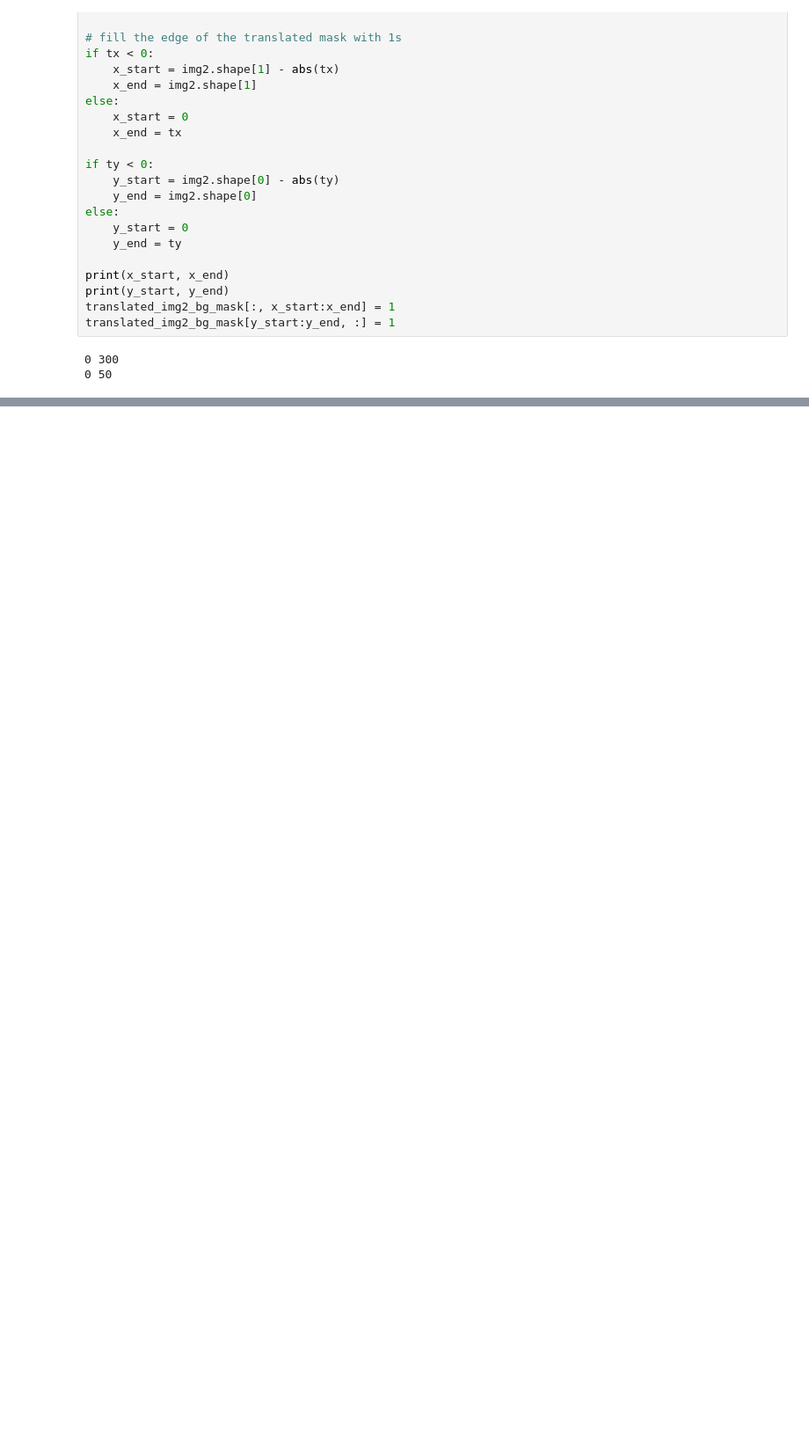
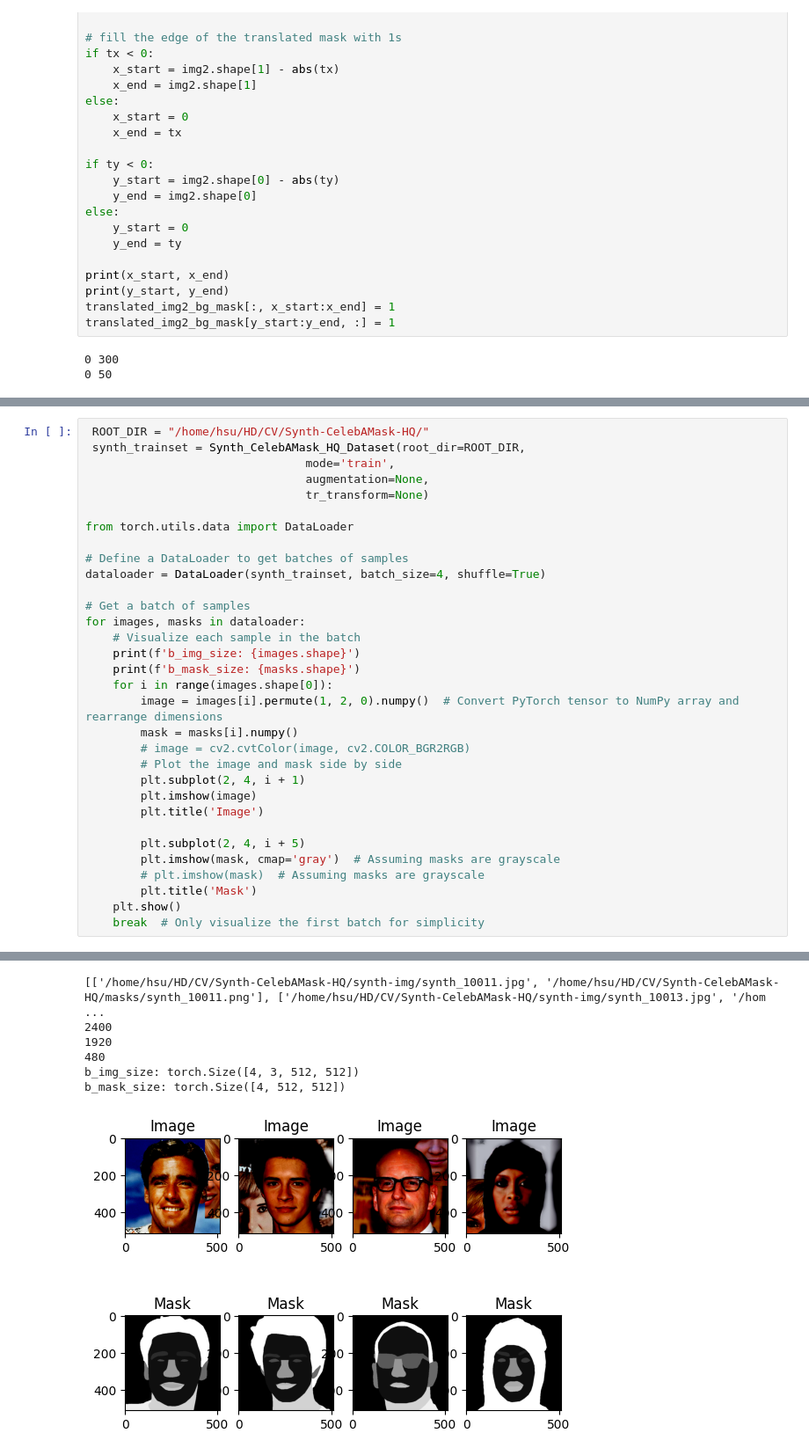
Before and after one commit to hhs900419/Face-Parsing-Project, a Jupyter notebook: sythesize.ipynb, the cells around one changed output, grey strips where cells are left out. Shown at 88% size. Saved outputs shown, nothing was run; the diff lists cells and outputs as text; blank space fills up the shorter version.

```diff
--- a/sythesize.ipynb
+++ b/sythesize.ipynb
@@ -289,0 +296,33 @@ print(np.unique(np.array(mask)))
+# %%
+ ROOT_DIR = "/home/hsu/HD/CV/Synth-CelebAMask-HQ/"
+ synth_trainset = Synth_CelebAMask_HQ_Dataset(root_dir=ROOT_DIR,
+                                mode='train',
+                                augmentation=None,
+                                tr_transform=None)
+
+from torch.utils.data import DataLoader
+
+# Define a DataLoader to get batches of samples
+dataloader = DataLoader(synth_trainset, batch_size=4, shuffle=True)
+
+# Get a batch of samples
+for images, masks in dataloader:
+    # Visualize each sample in the batch
+    print(f'b_img_size: {images.shape}')
+    print(f'b_mask_size: {masks.shape}')
+    for i in range(images.shape[0]):
+        image = images[i].permute(1, 2, 0).numpy()  # Convert PyTorch tensor to NumPy array and rearrange dimensions
+        mask = masks[i].numpy()
+        # image = cv2.cvtColor(image, cv2.COLOR_BGR2RGB)
+        # Plot the image and mask side by side
+        plt.subplot(2, 4, i + 1)
+        plt.imshow(image)
+        plt.title('Image')
+
+        plt.subplot(2, 4, i + 5)
+        plt.imshow(mask, cmap='gray')  # Assuming masks are grayscale
+        # plt.imshow(mask)  # Assuming masks are grayscale
+        plt.title('Mask')
+    plt.show()
+    break  # Only visualize the first batch for simplicity
+# %% [output]
@@ -289,0 +333,7 @@ print(np.unique(np.array(mask)))
+[['/home/hsu/HD/CV/Synth-CelebAMask-HQ/synth-img/synth_10011.jpg', '/home/hsu/HD/CV/Synth-CelebAMask-HQ/masks/synth_10011.png'], ['/home/hsu/HD/CV/Synth-CelebAMask-HQ/synth-img/synth_10013.jpg', '/hom ...
+2400
+1920
+480
+b_img_size: torch.Size([4, 3, 512, 512])
+b_mask_size: torch.Size([4, 512, 512])
+[figure, added]
```
Also changed, not shown: parts of 11 cells of this notebook, 1 other file.
